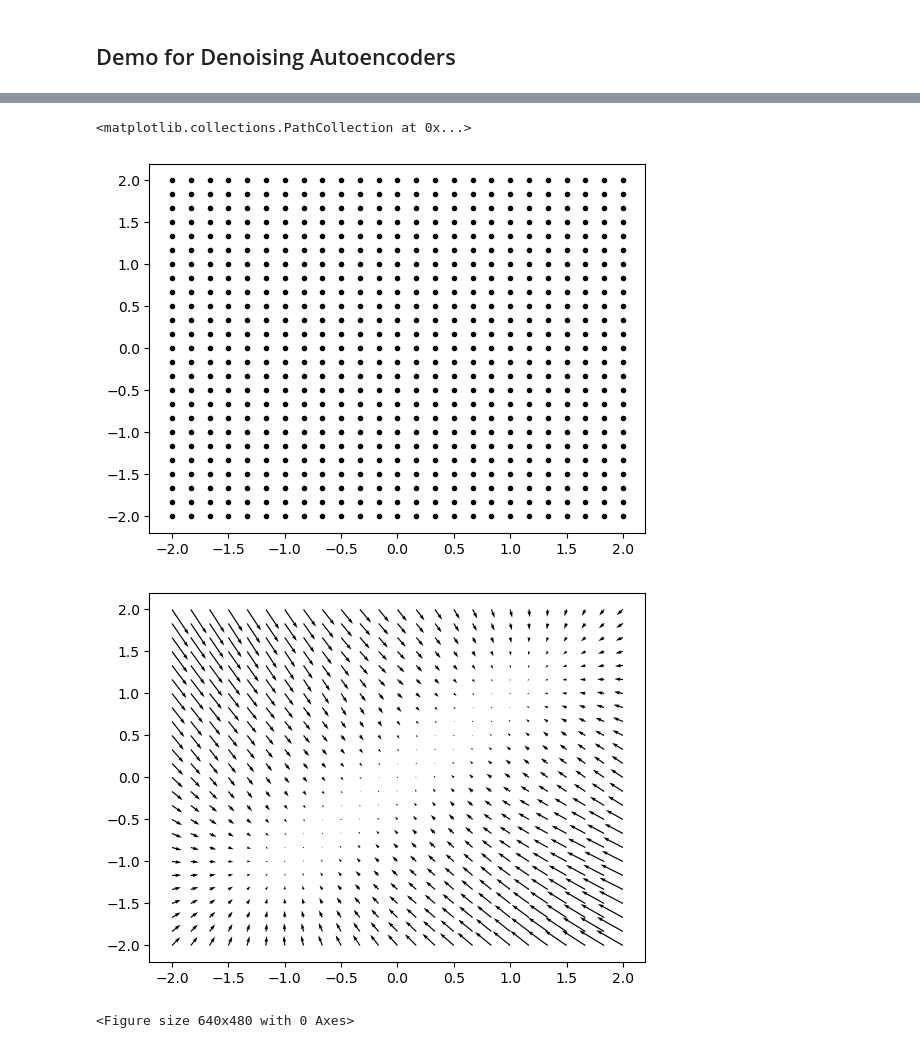
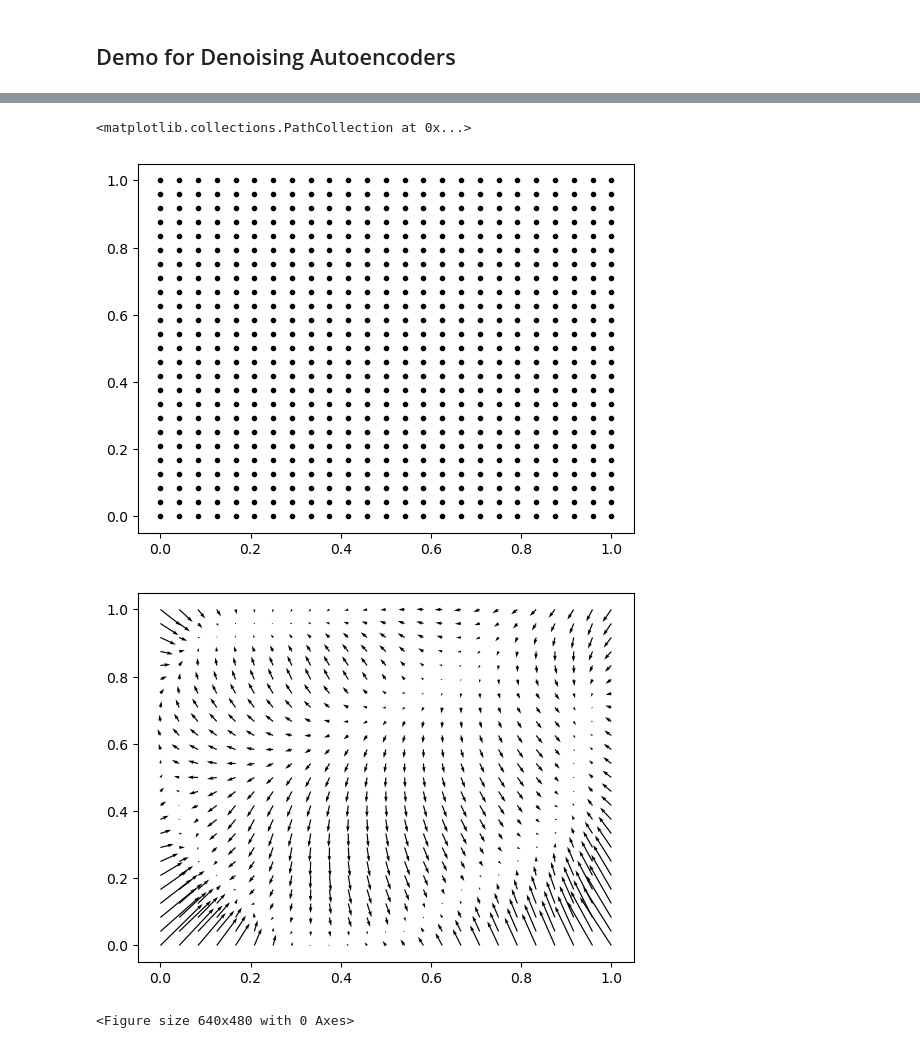
Before and after one commit to juelha/DenoisingAutoencoder, a Jupyter notebook: demo.ipynb, the cells around one changed output, grey strips where cells are left out. Cells and saved outputs as stored; diff of their text form; code cells hidden in the pictures.

```diff
--- a/demo.ipynb
+++ b/demo.ipynb
@@ -48,15 +55,14 @@ plot_loss(train, shape_name)
 # %%
-grid = gen_grid_data(25)
+# generate a grid of points
+grid = gen_grid_data(25, bot_left=(0,0), top_right=(1,1))
 plt.scatter(grid[:,0], grid[:,1], marker='.', c='black')
 # %% [output]
 <matplotlib.collections.PathCollection at 0x...>
-[figure, old version]
+[figure, new version]
 # %%
-
-grid = gen_grid_data(25)
-
+# feed the grid into the model and see the magic happen :)
 prediction = model(grid)
 plot_vectorfield(shape_name, grid, prediction)
 # %% [output]
-[figure, old version]
+[figure, new version]
 <Figure size 640x480 with 0 Axes>
```
Also changed, not shown: parts of 6 cells of this notebook, 23 other files.
